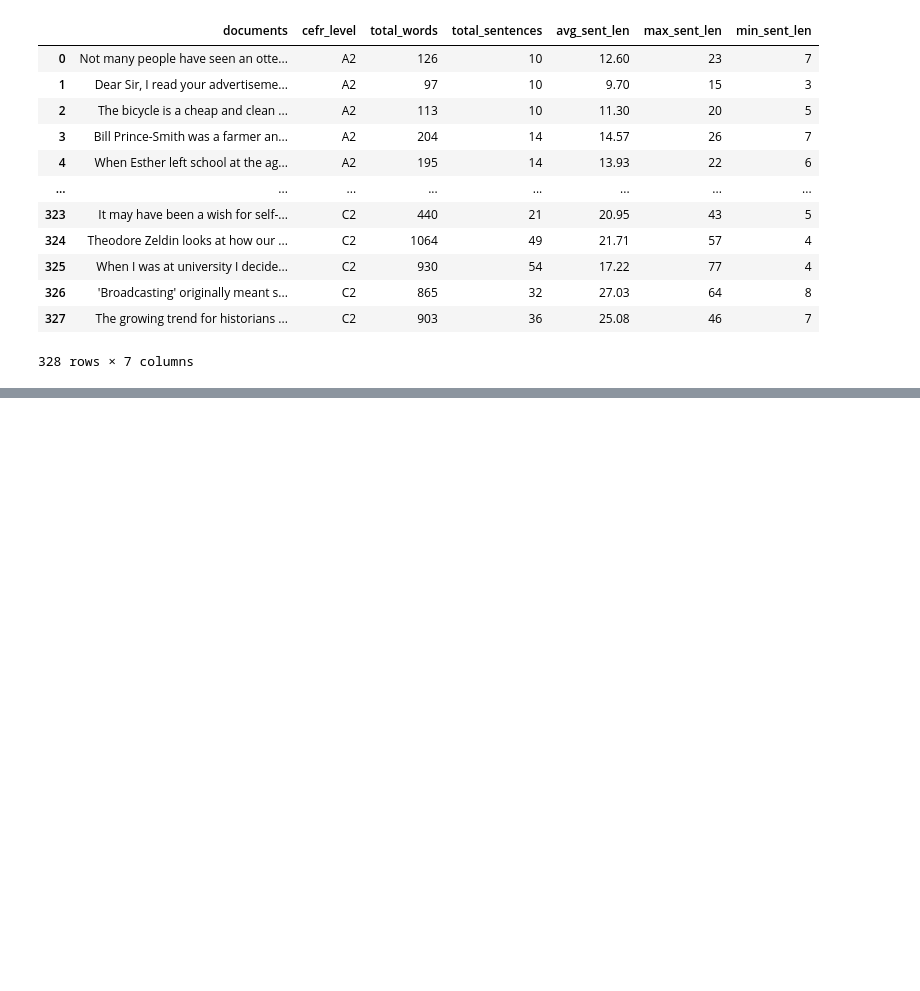
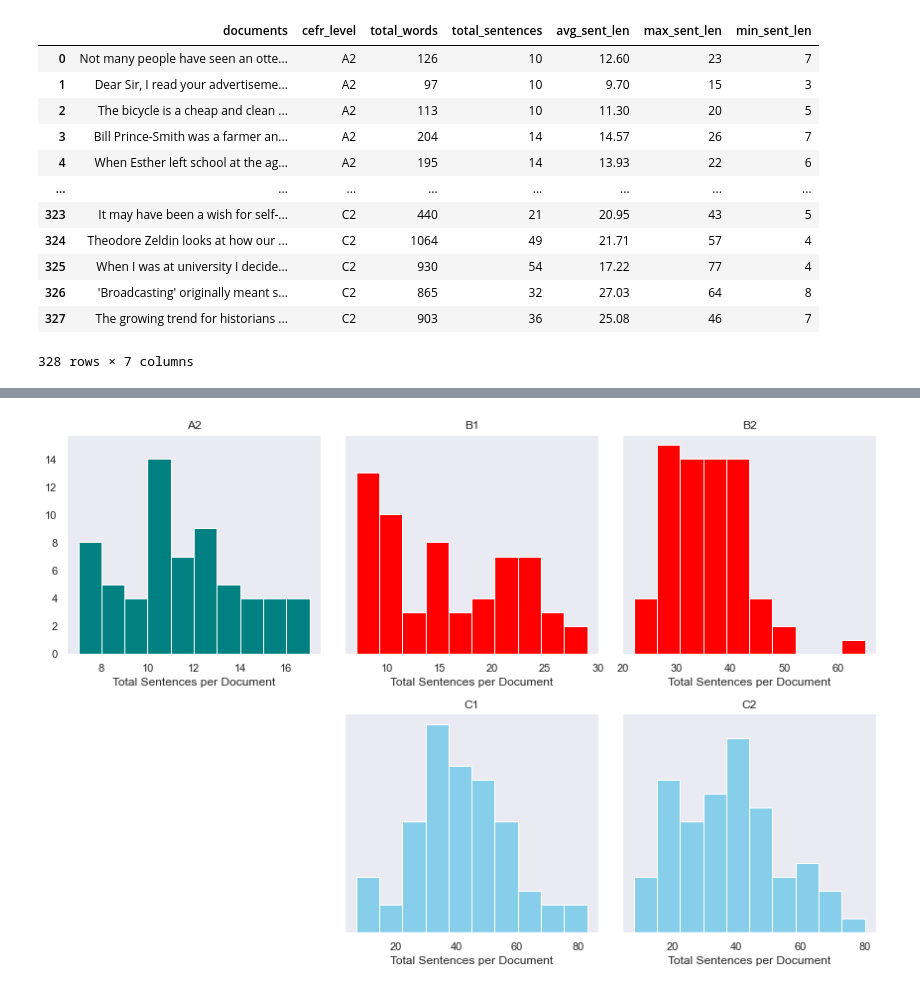
Before and after one commit to rj-pal/CEFR-text-classification, a Jupyter notebook: 0_data_eda.ipynb, the cells around one changed output, grey strips where cells are left out. Saved outputs shown, nothing was run; the diff lists cells and outputs as text; code cells hidden in the pictures; blank space fills up the shorter version.

```diff
--- a/0_data_eda.ipynb
+++ b/0_data_eda.ipynb
@@ -356,0 +354,4 @@ plt.show()
+# %%
+multi_plotter(data, 'cefr_level', 'total_sentences', 'Total Sentences per Document')
+# %% [output]
+[figure, added]
```
Also changed, not shown: parts of 6 cells of this notebook.
